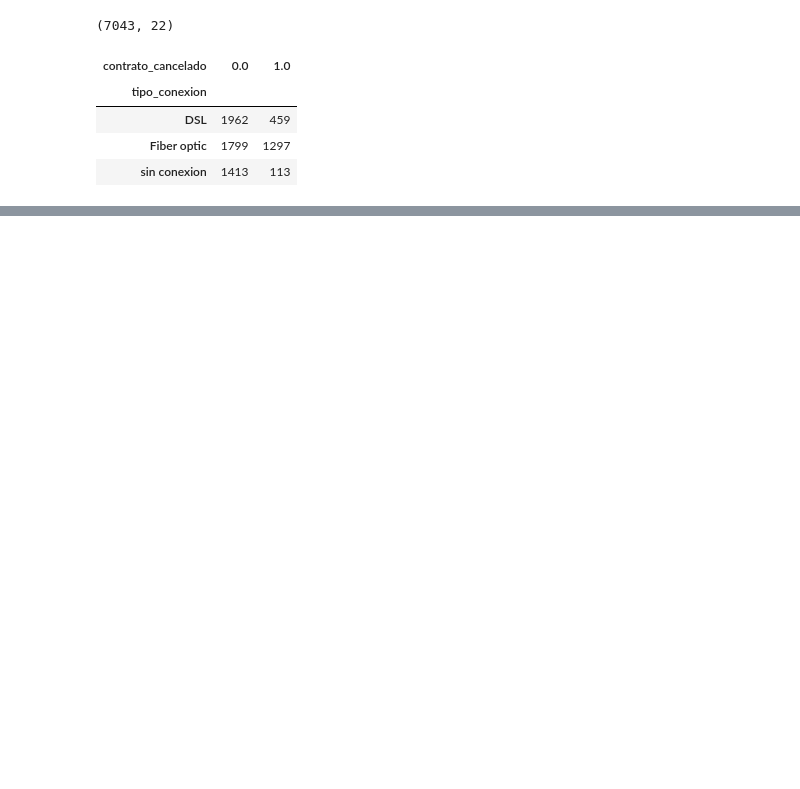
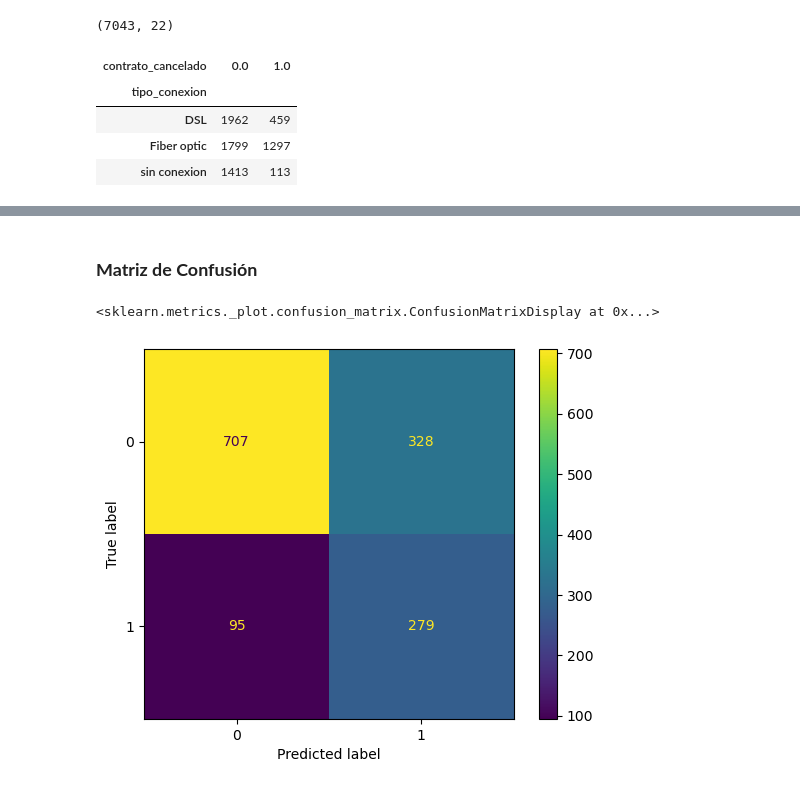
Before and after one commit to Fersh5/TelecomX_2, a Jupyter notebook: telecomX_2.ipynb, the cells around one changed output, grey strips where cells are left out. Drawn from its saved outputs; the diff is of its cells as text; code cells hidden in the pictures; blank space fills up the shorter version.

```diff
--- a/telecomX_2.ipynb
+++ b/telecomX_2.ipynb
@@ -272,0 +325,5 @@ plt.scatter(x=data['antiguedad(meses)'],y=data['total_pagado'])
+# %%
+rf_model_balanceado =RandomForestClassifier(max_depth=10,random_state=5)
+# %%
+rf_model_balanceado.fit(X_balanceada,y_balanceada)
+y_pred_rf_balanceado = rf_model_balanceado.predict(X_test)
@@ -272,0 +347,5 @@ plt.scatter(x=data['antiguedad(meses)'],y=data['total_pagado'])
+# %%
+knn_model = KNeighborsClassifier(n_neighbors=5)
+# %%
+knn_model.fit(X_train_normalizada,y_balanceada)
+y_pred_knn = knn_model.predict(X_test_normalizada)
@@ -272,0 +367,2 @@ plt.scatter(x=data['antiguedad(meses)'],y=data['total_pagado'])
+# %% [markdown]
+### **Matriz de Confusión**
@@ -272,0 +371,7 @@ plt.scatter(x=data['antiguedad(meses)'],y=data['total_pagado'])
+# %%
+cm = confusion_matrix(y_test,y_pred_knn)
+chart = ConfusionMatrixDisplay(cm)
+chart.plot()
+# %% [output]
+<sklearn.metrics._plot.confusion_matrix.ConfusionMatrixDisplay at 0x...>
+[figure, added]
```
Also changed, not shown: parts of 23 cells of this notebook.
